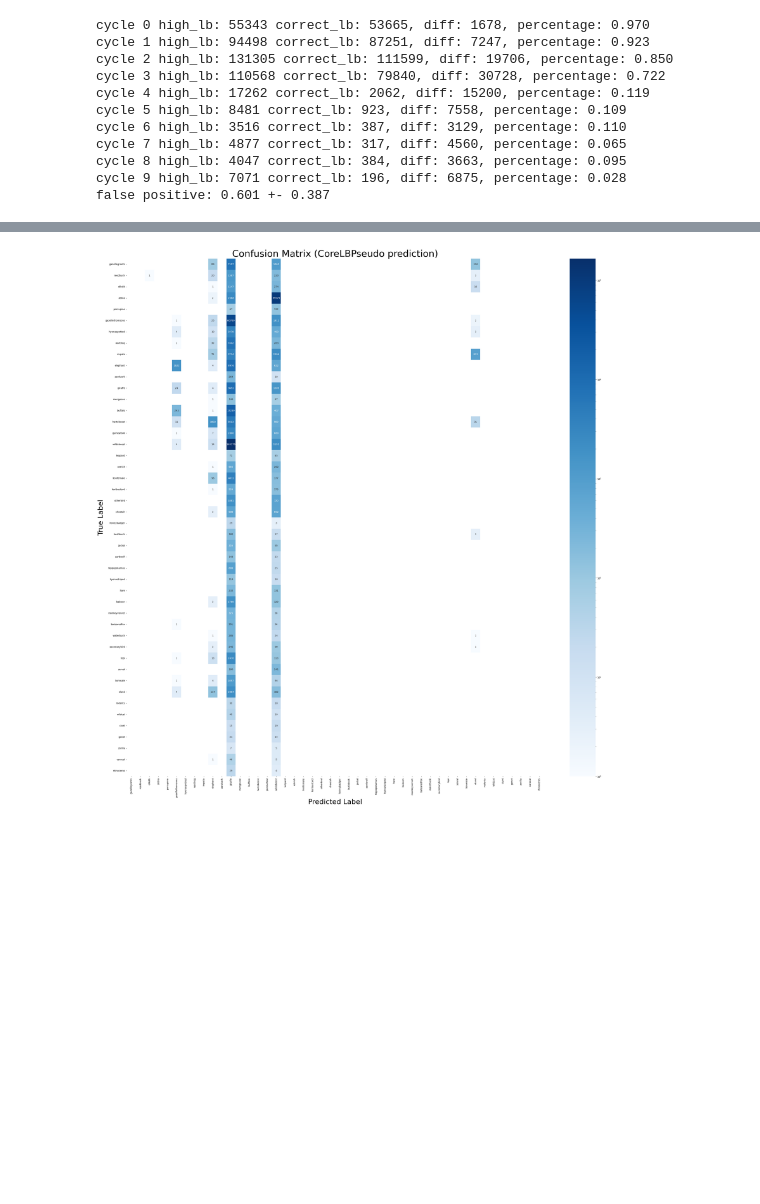
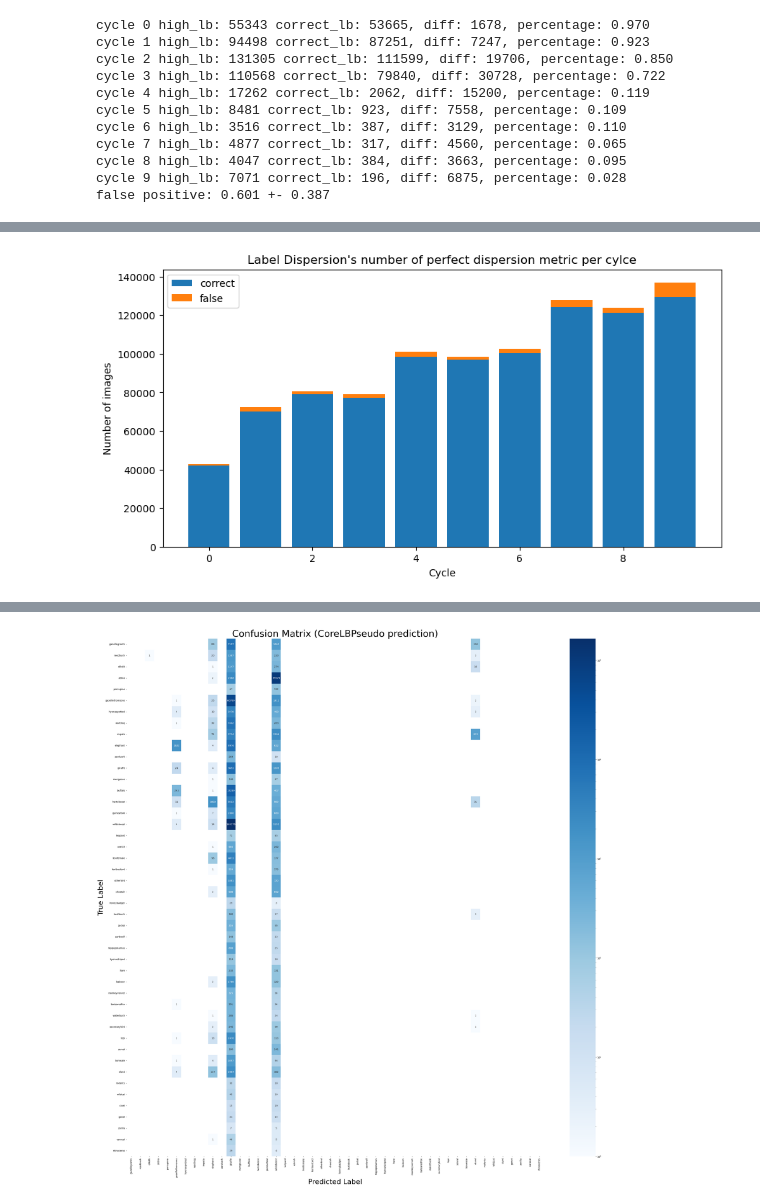
Before and after one commit to WaiTsunChen/MoBYv2AL, a Jupyter notebook: results_plots/sampled_classes.ipynb, the cells around one changed output, grey strips where cells are left out. Saved outputs shown, nothing was run; the diff lists cells and outputs as text; code cells hidden in the pictures; blank space fills up the shorter version.

```diff
--- a/results_plots/sampled_classes.ipynb
+++ b/results_plots/sampled_classes.ipynb
@@ -521,0 +494,16 @@ ax.legend()
+# %%
+fig, ax = plt.subplots(figsize=(10,5))
+ax.bar(np.arange(10),correct_lb_lb,label='correct')
+ax.bar(np.arange(10),diff_lb,label='false',bottom=correct_lb_lb,)
+
+# for i in np.arange(10):
+#     height = high_lb_lb[i]
+#     plt.text(i, height, f'{percentage_lb[i]:.3f}', ha='center', va='bottom')
+
+ax.legend()
+ax.set_title('Label Dispersion\'s number of perfect dispersion metric per cylce')
+ax.set_ylabel('Number of images')
+ax.set_xlabel('Cycle')
+plt.savefig('plots/label_dispersion_label_dispersion.png',bbox_inches='tight')
+# %% [output]
+[figure, added]
```
Also changed, not shown: parts of 9 cells of this notebook, 2 other files.
